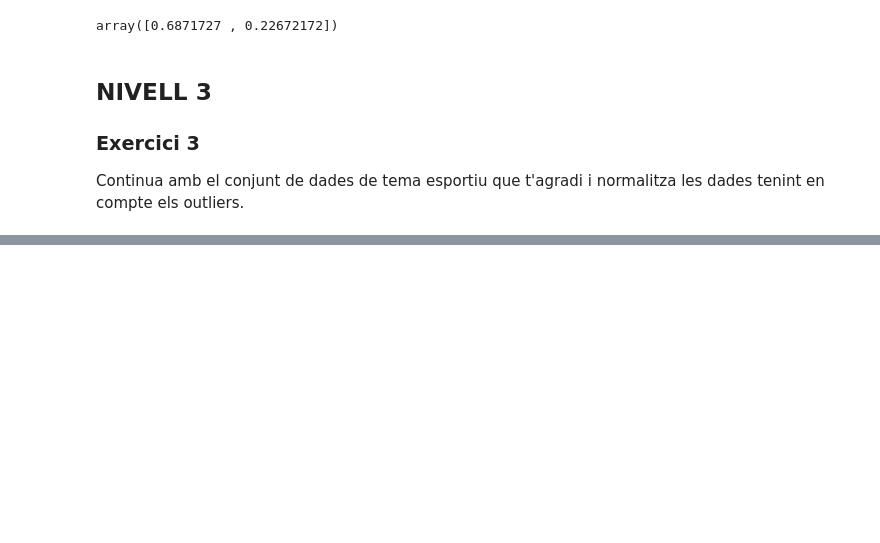
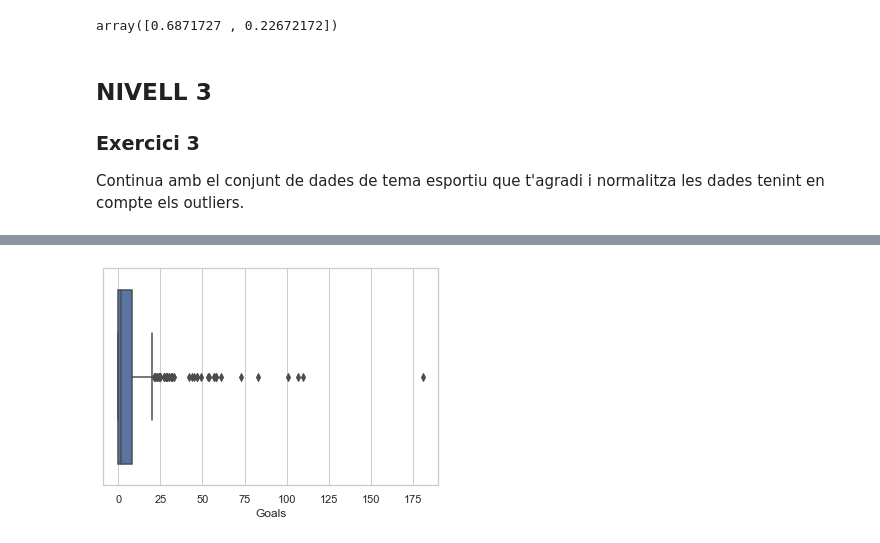
Before and after one commit to anmaba/Feature-engineering, a Jupyter notebook: Sprint 8 T01.ipynb, the cells around one changed output, grey strips where cells are left out. Cells and saved outputs as stored; diff of their text form; code cells hidden in the pictures; blank space fills up the shorter version.

```diff
--- a/Sprint 8 T01.ipynb
+++ b/Sprint 8 T01.ipynb
@@ -392,0 +421,5 @@ Continua amb el conjunt de dades de tema esportiu que t'agradi i normalitza les
+# %%
+sns.set(style="whitegrid")
+ax = sns.boxplot(numerics.Goals)
+# %% [output]
+[figure, added]
```
Also changed, not shown: parts of 11 cells of this notebook, 1 other file.
